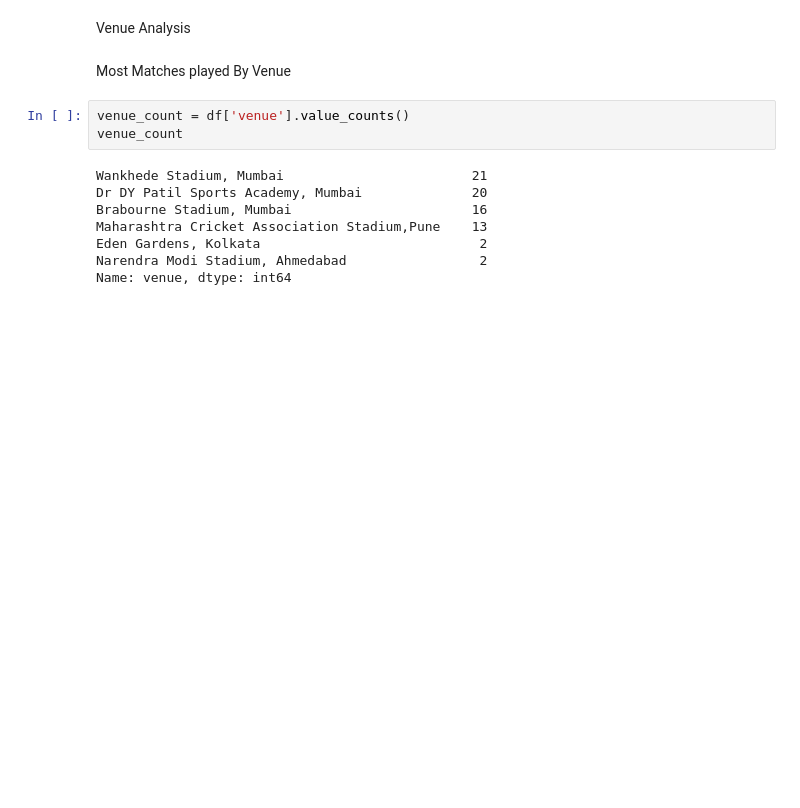
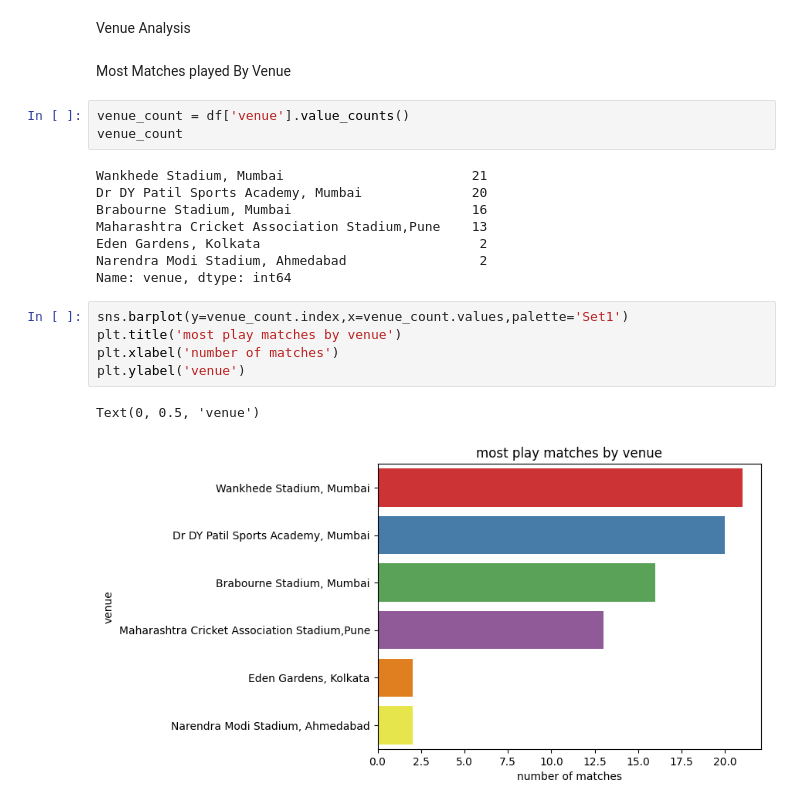
Before and after one commit to altafshaikh7/Data-Vizualization-Complete-course, a Jupyter notebook: project/IPL_Capstone_Project.ipynb, the cells around one changed output. Saved outputs shown, nothing was run; the diff lists cells and outputs as text; blank space fills up the shorter version.

```diff
--- a/project/IPL_Capstone_Project.ipynb
+++ b/project/IPL_Capstone_Project.ipynb
@@ -230,3 +230,11 @@ Maharashtra Cricket Association Stadium,Pune    13
 Eden Gardens, Kolkata                            2
 Narendra Modi Stadium, Ahmedabad                 2
 Name: venue, dtype: int64
+# %%
+sns.barplot(y=venue_count.index,x=venue_count.values,palette='Set1')
+plt.title('most play matches by venue')
+plt.xlabel('number of matches')
+plt.ylabel('venue')
+# %% [output]
+Text(0, 0.5, 'venue')
+[figure, added]
```
